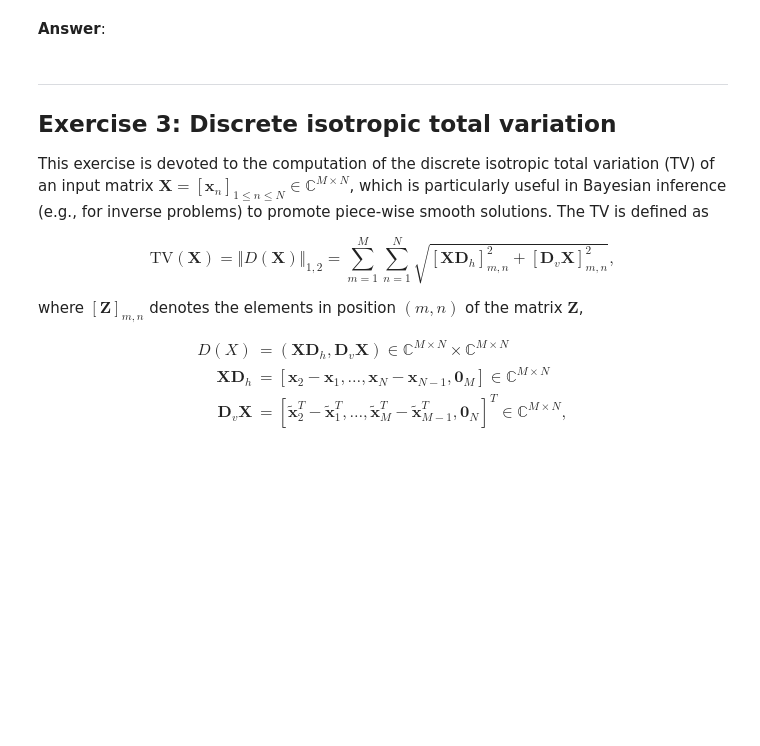
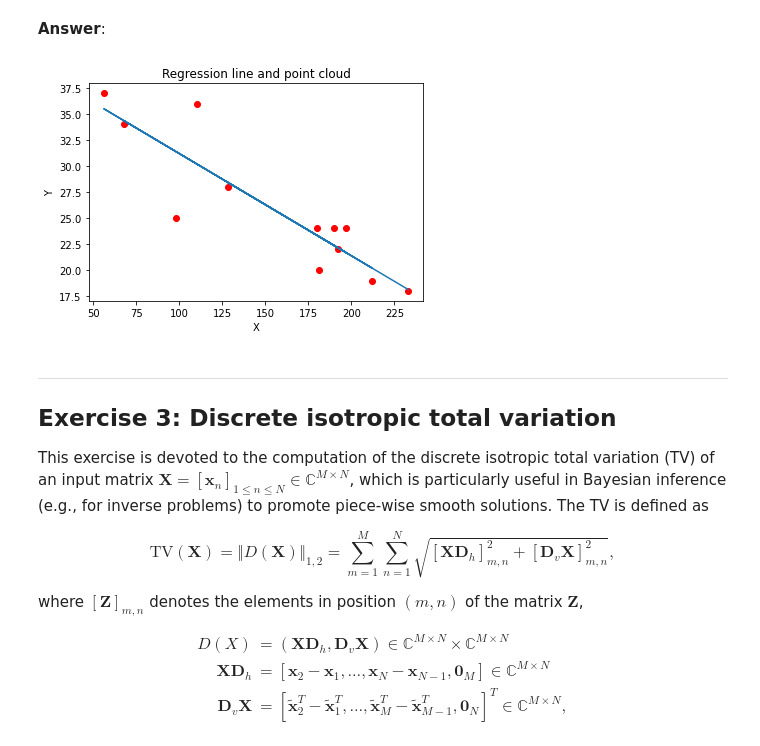
Before and after one commit to hichamomh/Python-labs, a Jupyter notebook: Labs/Lab2/lab2.ipynb, the cells around one changed output. Saved outputs shown, nothing was run; the diff lists cells and outputs as text; code cells hidden in the pictures; blank space fills up the shorter version.

```diff
--- a/Labs/Lab2/lab2.ipynb
+++ b/Labs/Lab2/lab2.ipynb
@@ -148,3 +159,14 @@ df.describe()
+# %%
+# your code
+plt.figure()
+plt.plot(X,Regression_line[0]*X+B,label="Regression line")
+plt.scatter(X,Y,label="cloud of points",color="red")
+plt.title("Regression line and point cloud")
+plt.xlabel("X")
+plt.ylabel("Y")
+plt.show()
+# %% [output]
+[figure, added]
 # %% [markdown]
 ---
 ## <a name="ex3">Exercise 3: Discrete isotropic total variation</a>
```
Also changed, not shown: parts of 11 cells of this notebook.
